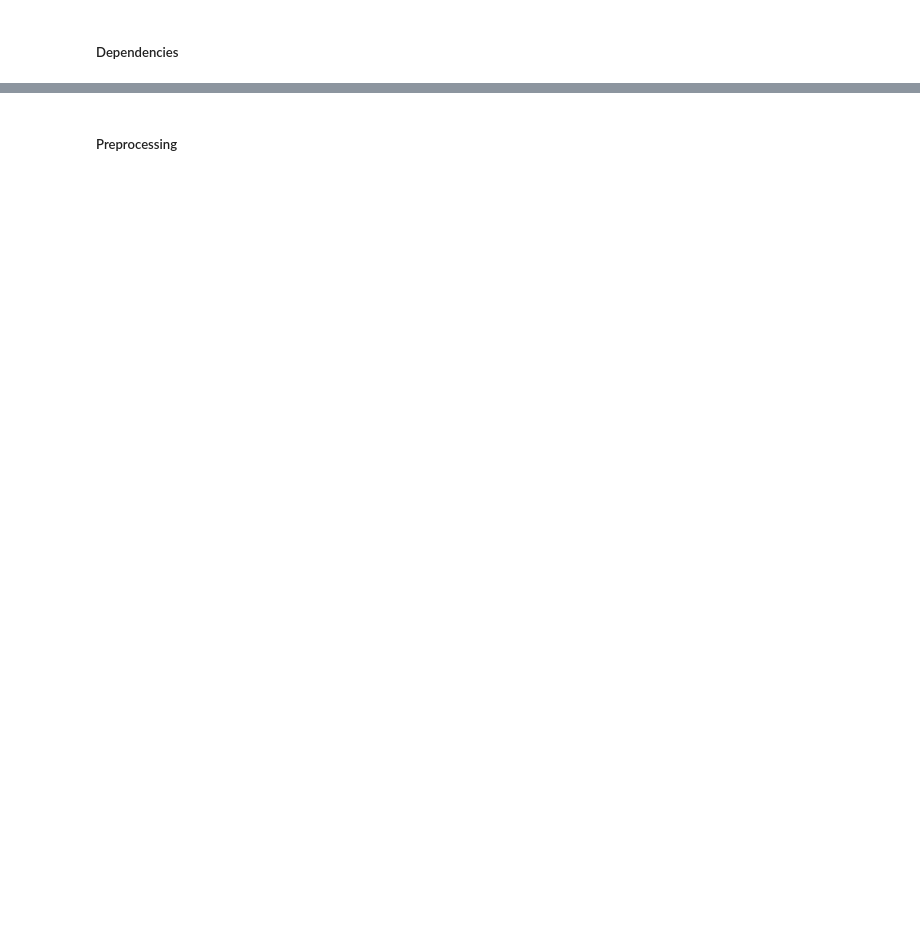
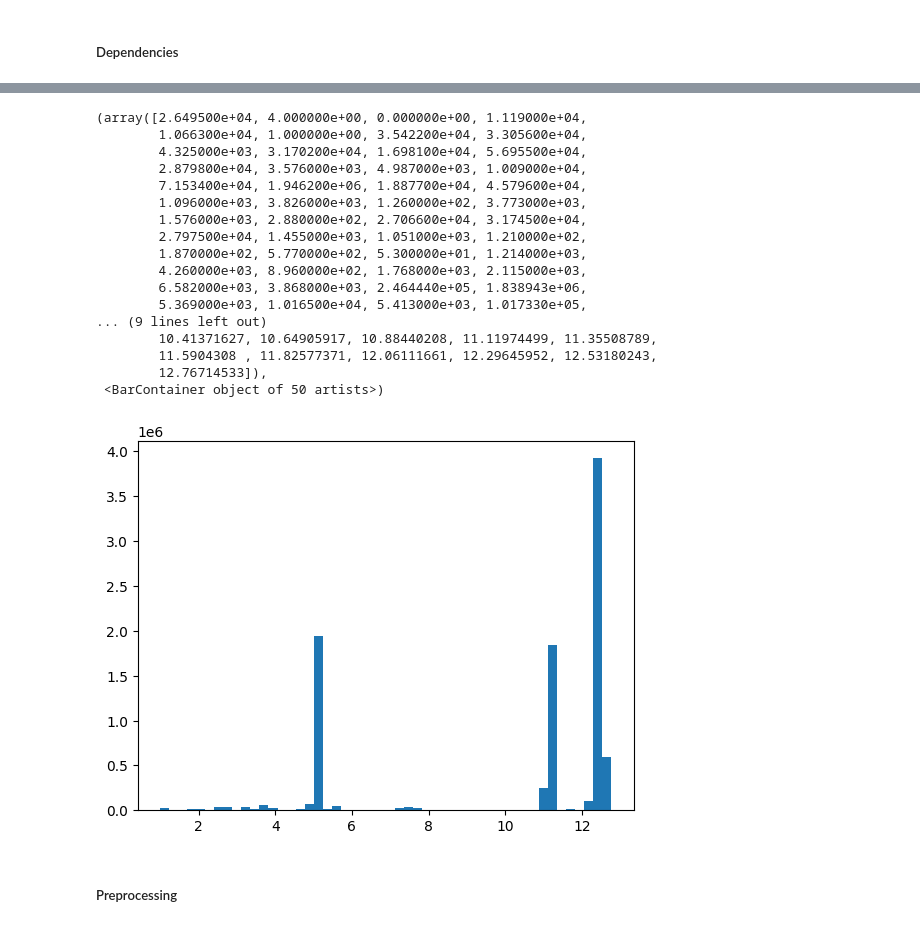
Before and after one commit to tristannew/kaggle, a Jupyter notebook: insurance_cross_selling/model.ipynb, the cells around one changed output, grey strips where cells are left out. Cells and saved outputs as stored; diff of their text form; code cells hidden in the pictures; blank space fills up the shorter version.

```diff
--- a/insurance_cross_selling/model.ipynb
+++ b/insurance_cross_selling/model.ipynb
@@ -19,3 +47,25 @@ train, test = train_test_split(data, test_size=0.2, random_state=42)
+# %%
+import numpy as np
+plt.hist(train["Policy_Sales_Channel"]**0.5, bins=50)
+# %% [output]
+(array([2.649500e+04, 4.000000e+00, 0.000000e+00, 1.119000e+04,
+        1.066300e+04, 1.000000e+00, 3.542200e+04, 3.305600e+04,
+        4.325000e+03, 3.170200e+04, 1.698100e+04, 5.695500e+04,
+        2.879800e+04, 3.576000e+03, 4.987000e+03, 1.009000e+04,
+        7.153400e+04, 1.946200e+06, 1.887700e+04, 4.579600e+04,
+        1.096000e+03, 3.826000e+03, 1.260000e+02, 3.773000e+03,
+        1.576000e+03, 2.880000e+02, 2.706600e+04, 3.174500e+04,
+        2.797500e+04, 1.455000e+03, 1.051000e+03, 1.210000e+02,
+        1.870000e+02, 5.770000e+02, 5.300000e+01, 1.214000e+03,
+        4.260000e+03, 8.960000e+02, 1.768000e+03, 2.115000e+03,
+        6.582000e+03, 3.868000e+03, 2.464440e+05, 1.838943e+06,
+        5.369000e+03, 1.016500e+04, 5.413000e+03, 1.017330e+05,
+... (9 lines left out)
+        10.41371627, 10.64905917, 10.88440208, 11.11974499, 11.35508789,
+        11.5904308 , 11.82577371, 12.06111661, 12.29645952, 12.53180243,
+        12.76714533]),
+ <BarContainer object of 50 artists>)
+[figure, added]
 # %% [markdown]
 ##### Preprocessing
 # %%
```
Also changed, not shown: parts of 12 cells of this notebook.
